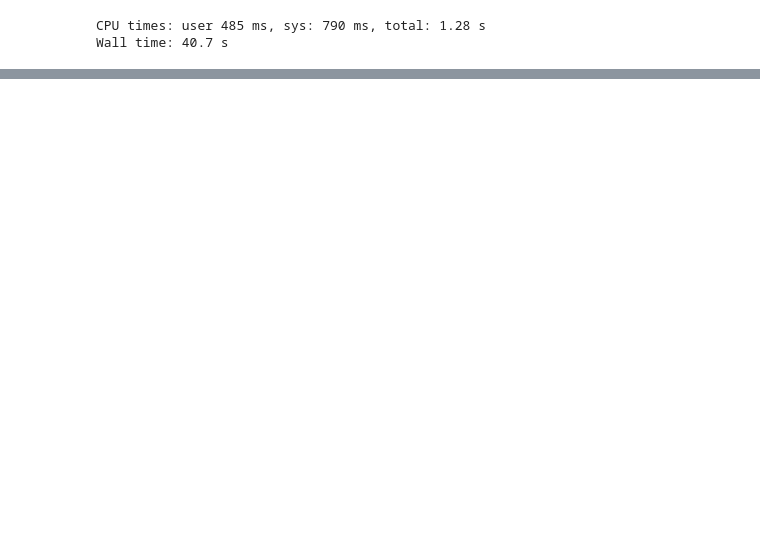
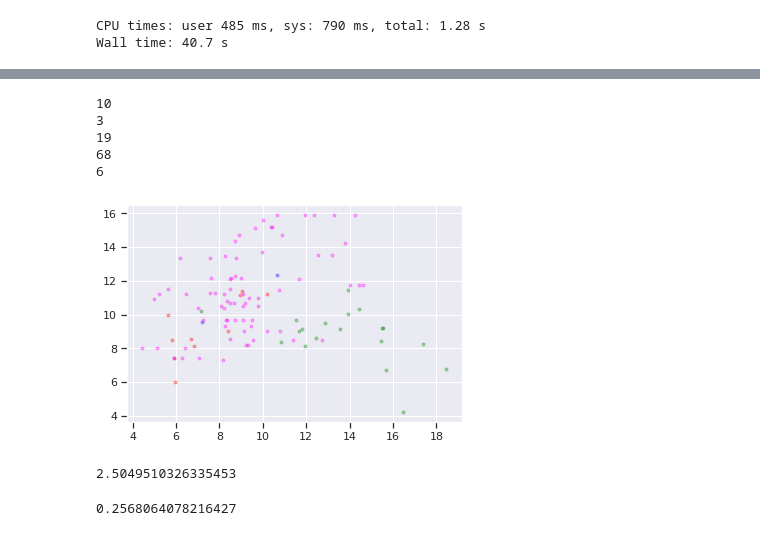
Before and after one commit to vtcooper/waveice, a Jupyter notebook: observations_paper/obs_paper_preprocess.ipynb, the cells around one changed output, grey strips where cells are left out. Cells and saved outputs as stored; diff of their text form; code cells hidden in the pictures; blank space fills up the shorter version.

```diff
--- a/observations_paper/obs_paper_preprocess.ipynb
+++ b/observations_paper/obs_paper_preprocess.ipynb
@@ -956,0 +828,15 @@ Wall time: 40.7 s
+# %%
+clist = ['r','b','g','magenta','magenta']
+i=0
+for key,tempds in spec_d.items():
+    plt.plot(tempds.u10est,tempds.jra,ls='',marker='.',alpha=0.3,c=clist[i])
+    print(len(tempds.u10est))
+    i+=1
+plt.show()
+# %% [output]
+10
+3
+19
+68
+6
+[figure, added]
@@ -956,0 +856,9 @@ Wall time: 40.7 s
+# %%
+## RMSE for less than 12 m/s
+print(np.sqrt(np.mean((u10_all[jra_all < 12] - jra_all[jra_all < 12])**2)))
+
+## relative abs error
+np.abs((u10_all[jra_all > 10] - jra_all[jra_all > 10])/jra_all[jra_all > 10]).mean()
+# %% [output]
+2.5049510326335453
+0.2568064078216427
```
Also changed, not shown: parts of 59 cells of this notebook.
